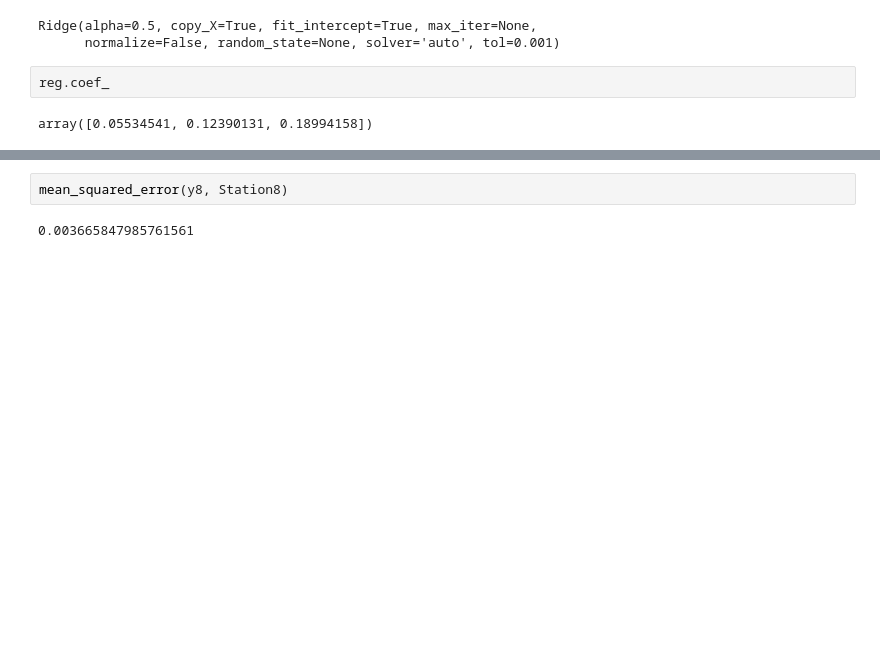
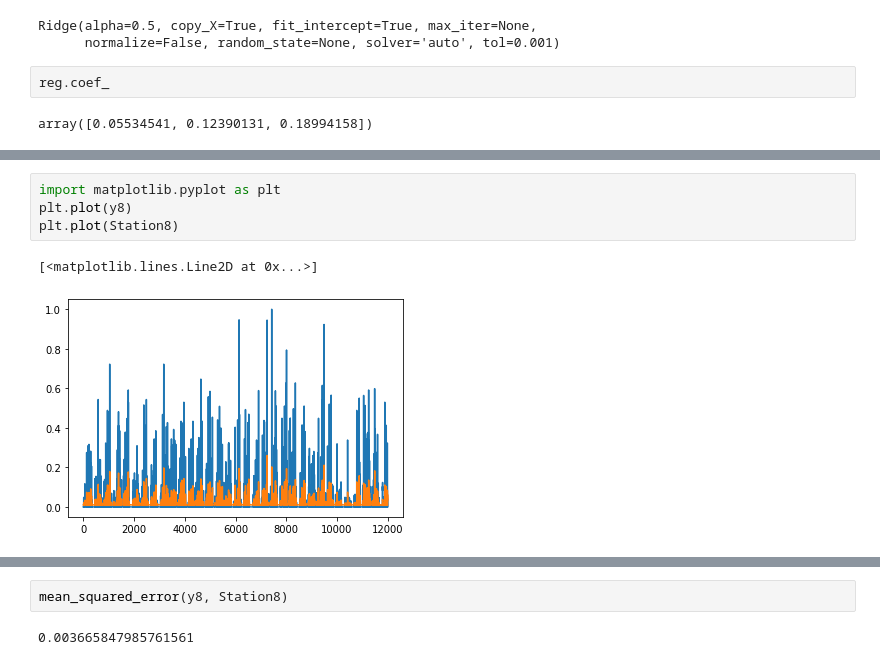
Before and after one commit to VishnuBhaarath/Rainfallpred, a Jupyter notebook: MLR3f15.ipynb, the cells around one changed output, grey strips where cells are left out. Saved outputs shown, nothing was run; the diff lists cells and outputs as text; blank space fills up the shorter version.

```diff
--- a/MLR3f15.ipynb
+++ b/MLR3f15.ipynb
@@ -523,0 +527,7 @@ Station8test=reg.predict(X_test8)
+# %%
+import matplotlib.pyplot as plt
+plt.plot(y8)
+plt.plot(Station8)
+# %% [output]
+[<matplotlib.lines.Line2D at 0x...>]
+[figure, added]
```
Also changed, not shown: parts of 126 cells of this notebook.
